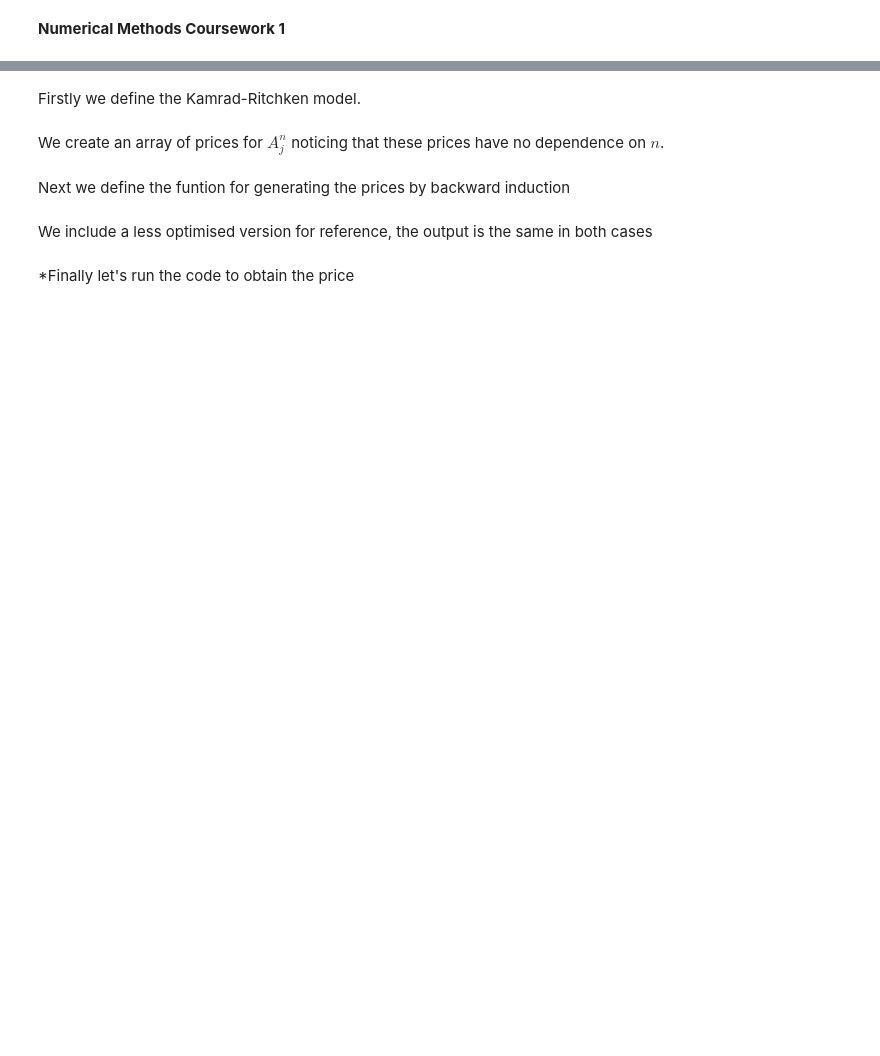
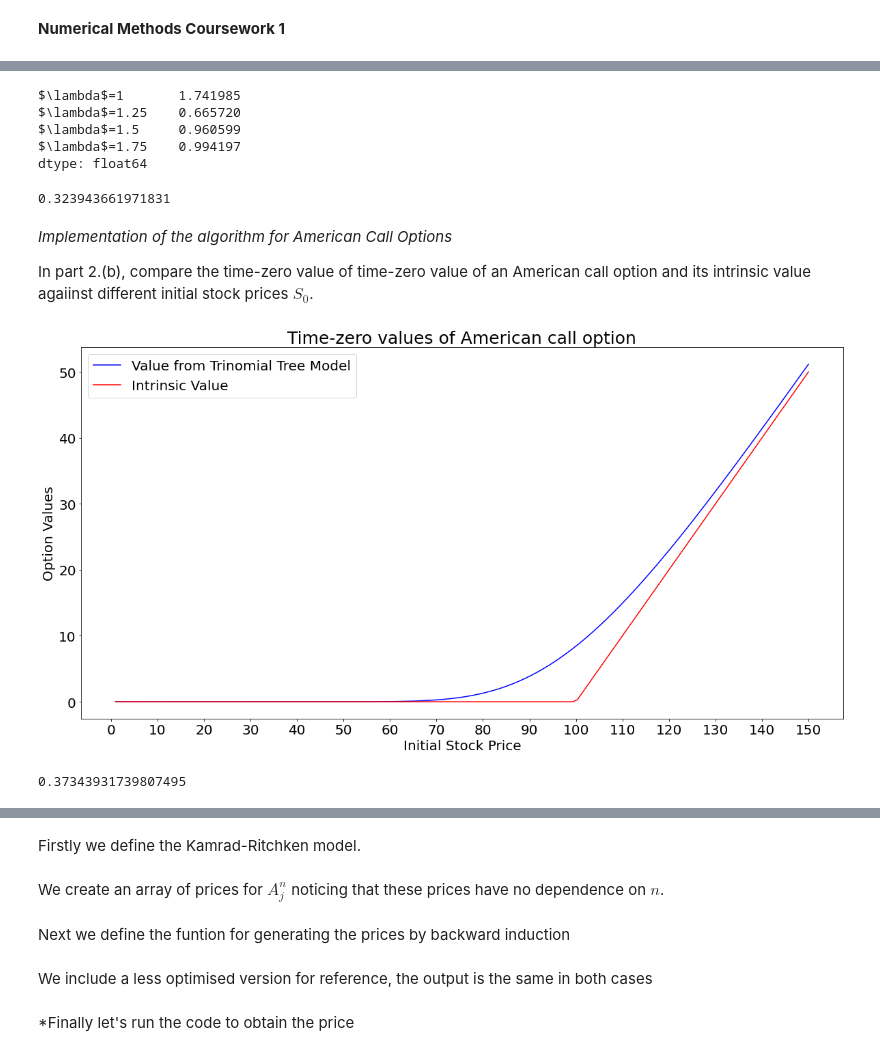
Before and after one commit to akermangeo/NumericalMethods1, a Jupyter notebook: projectCode.ipynb, the cells around one changed output, grey strips where cells are left out. Cells and saved outputs as stored; diff of their text form; code cells hidden in the pictures; blank space fills up the shorter version.

```diff
--- a/projectCode.ipynb
+++ b/projectCode.ipynb
@@ -8,0 +129,17 @@ from scipy.optimize import curve_fit
+# %%
+#========1.(c)=======
+r, T, sigma, K ,N =  0.01, 1, 0.2, 100, 500
+s0_min = 70
+s0_max = 130
+s0_val = np.linspace(s0_min,s0_max,71)
+price_diff = np.zeros((len(lamda_val), len(s0_val)))
+
+for i in range(len(lamda_val)):
+    lamda = lamda_val[i]
+    u, qu, qm, qd, R = KRparam(lamda, sigma, T/N, r)
+    for j in range(len(s0_val)):
+        s0 = s0_val[j]
+        V = TrinomialTreeEuropean(s0, u, qu, qm, qd, R, N, CallPayoff)
+        bscall = BS_call(s0, K, T, r, sigma)
+        price_diff[i,j] = (V[0,0] - bscall)*1000  #we magnify the difference by 10^3 for better accuracy
+price_diff_table = pd.DataFrame(price_diff.T, index = s0_val, columns = [r'$\lambda$=1',r'$\lambda$=1.25',r'$\lambda$=1.5',r'$\lambda$=1.75'] )
@@ -8,0 +162,47 @@ from scipy.optimize import curve_fit
+# %%
+abs_diff_table = abs(price_diff_table)
+abs_diff = abs(price_diff_table).mean(axis = 0)
+abs_diff
+# %% [output]
+$\lambda$=1       1.741985
+$\lambda$=1.25    0.665720
+$\lambda$=1.5     0.960599
+$\lambda$=1.75    0.994197
+dtype: float64
+# %%
+relative_mag = abs_diff_table.iloc[:,1] > abs_diff_table.iloc[:,2]
+relative_mag.mean()
+# %% [output]
+0.323943661971831
+# %% [markdown]
+*Implementation of the algorithm for American Call Options*
+
+In part 2.(b), compare the time-zero value of time-zero value of an American call option and its intrinsic value agaiinst different initial stock prices $S_0$.
+# %%
+r, T, sigma, K ,N, lamda =  0.01, 1, 0.2, 100, 500, 1.25
+u, qu, qm, qd, R = KRparam(lamda, sigma, T/N, r)
+s0_min = 1
+s0_max = 150
+s0_val = np.linspace(s0_min,s0_max,151)
+
+American_call_intrinsic = CallPayoff(s0_val)
+American_call_V = np.array([TrinomialTreeAmerican(s0, u, qu, qm, qd, R, N, CallPayoff)[0][0,0] for s0 in s0_val])
+data = np.column_stack([American_call_intrinsic, American_call_V])
+early_exercise_data_call = pd.DataFrame(data= data, index = s0_val, columns = ['American call intrinsic value', 'American call option value'])
+
+fig, ax = plt.subplots(figsize = (20,10))
+ax.plot(s0_val, early_exercise_data_call['American call option value'], color = 'b', label = 'Value from Trinomial Tree Model')
+ax.plot(s0_val, early_exercise_data_call['American call intrinsic value'], color = 'r', label = "Intrinsic Value")
+ax.set_xlabel('Initial Stock Price', fontsize = 20)
+ax.set_ylabel('Option Values', fontsize = 20)
+ax.set_title('Time-zero values of American call option', fontsize = 25)
+plt.xticks(np.arange(0,160,10),fontsize = 20)
+plt.yticks(fontsize = 20)
+ax.legend(loc = 2, fontsize = 20)
+plt.savefig('american_call.pdf')
+# %% [output]
+[figure, added]
+# %%
+100/u**500
+# %% [output]
+0.37343931739807495
```
Also changed, not shown: parts of 29 cells of this notebook, 2 other files.
